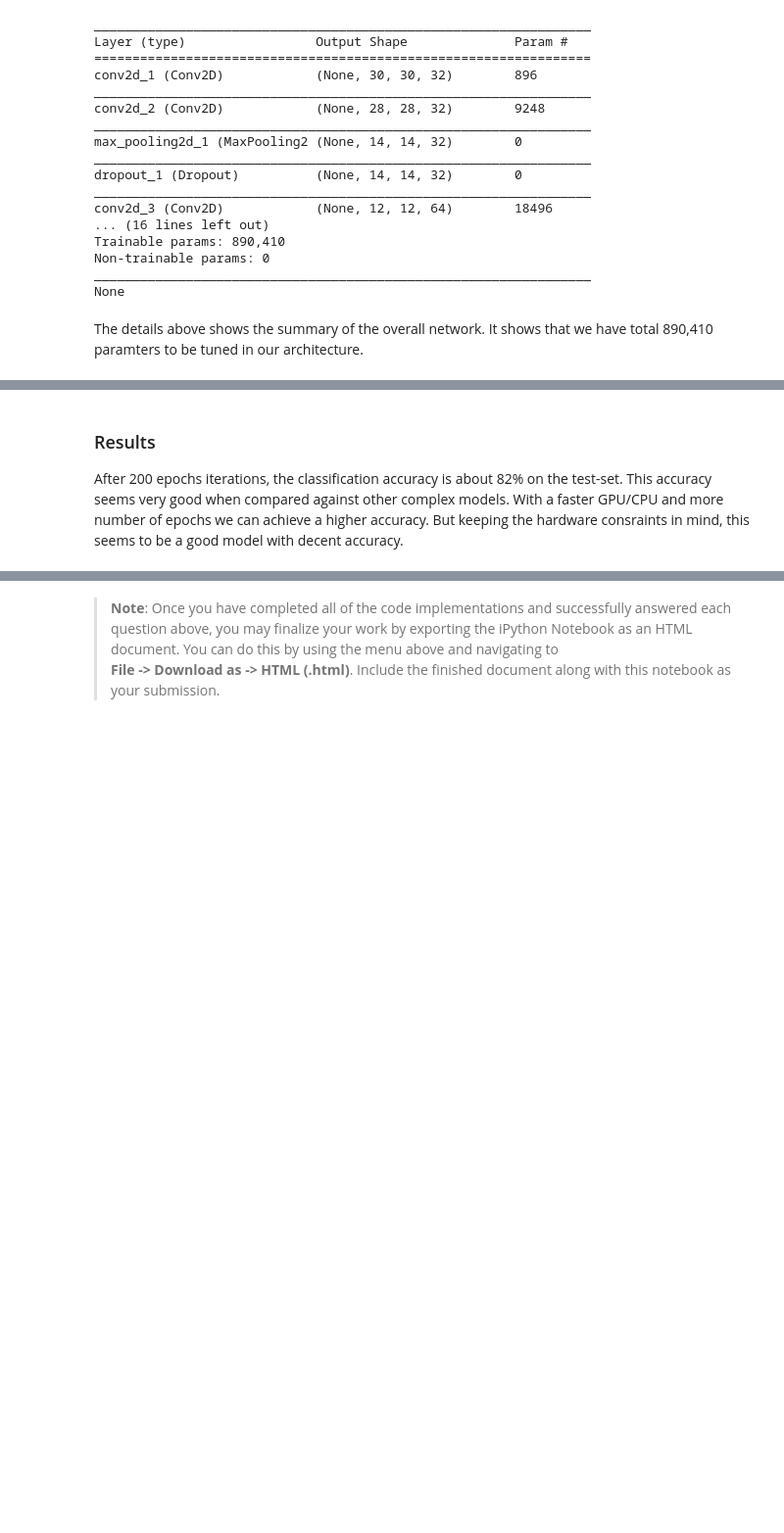
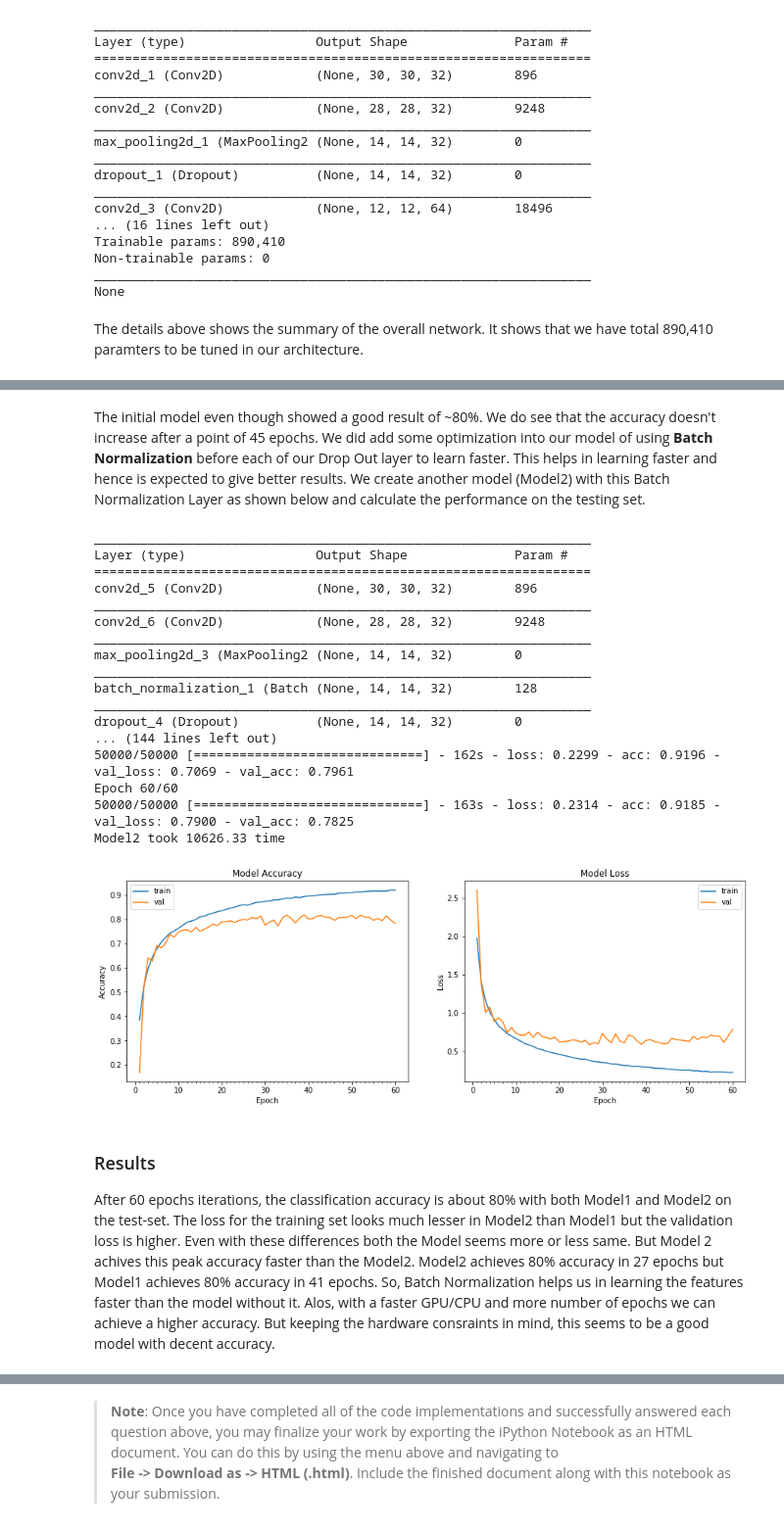
Before and after one commit to rachitagrawal/ObjectClassification, a Jupyter notebook: ObjectClassification.ipynb, the cells around one changed output, grey strips where cells are left out. Shown: that part at 98% size. Drawn from its saved outputs; the diff is of its cells as text; code cells hidden in the pictures; blank space fills up the shorter version.

```diff
--- a/ObjectClassification.ipynb
+++ b/ObjectClassification.ipynb
@@ -188,4 +246,66 @@ epochs = 60
+# %% [markdown]
+The initial model even though showed a good result of ~80%. We do see that the accuracy doesn't increase after a point of 45 epochs. We did add some optimization into our model of using **Batch Normalization** before each of our Drop Out layer to learn faster. This helps in learning faster and hence is expected to give better results. We create another model (Model2) with this Batch Normalization Layer as shown below and calculate the performance on the testing set.
+# %%
+# define model2 with Batch Normalization
+model2 = Sequential()
+model2.add(Conv2D(32, kernel_size=(3, 3),
+                 activation='relu',
+                 input_shape=input_shape))
+model2.add(Conv2D(32, kernel_size=(3, 3),
+                 activation='relu'))
+model2.add(MaxPooling2D(pool_size=(2, 2)))
+model2.add(BatchNormalization())
+model2.add(Dropout(0.25))
+model2.add(Conv2D(64, (3, 3), activation='relu'))
+model2.add(Conv2D(64, (3, 3), activation='relu'))
+model2.add(MaxPooling2D(pool_size=(2, 2)))
+model2.add(BatchNormalization())
+model2.add(Dropout(0.25))
+model2.add(Flatten())
+model2.add(Dense(512, activation='relu'))
+model2.add(BatchNormalization())
+model2.add(Dropout(0.5))
+model2.add(Dense(num_classes, activation='softmax'))
+
+# compile model
+model2.compile(loss=keras.losses.categorical_crossentropy,
+              optimizer=keras.optimizers.Adadelta(),
+              metrics=['accuracy'])
+
+# print model summary
+print(model2.summary())
+
+model2_start = time.time()
+model2_history = model2.fit(images_train, cls_train,
+          batch_size=batch_size,
+          epochs=epochs,
+          verbose=1,
+          callbacks = [model_checkpoint, csv_logger],
+          validation_data=(images_test, cls_test))
+model2_end = time.time()
+print ("Model2 took %0.2f time"%(model2_end - model2_start))
+
+plot_model_history(model2_history)
+# %% [output]
+_________________________________________________________________
+Layer (type)                 Output Shape              Param #
+=================================================================
+conv2d_5 (Conv2D)            (None, 30, 30, 32)        896
+_________________________________________________________________
+conv2d_6 (Conv2D)            (None, 28, 28, 32)        9248
+_________________________________________________________________
+max_pooling2d_3 (MaxPooling2 (None, 14, 14, 32)        0
+_________________________________________________________________
+batch_normalization_1 (Batch (None, 14, 14, 32)        128
+_________________________________________________________________
+dropout_4 (Dropout)          (None, 14, 14, 32)        0
+... (144 lines left out)
+50000/50000 [==============================] - 162s - loss: 0.2299 - acc: 0.9196 - val_loss: 0.7069 - val_acc: 0.7961
+Epoch 60/60
+50000/50000 [==============================] - 163s - loss: 0.2314 - acc: 0.9185 - val_loss: 0.7900 - val_acc: 0.7825
+Model2 took 10626.33 time
+[figure, added]
 # %% [markdown]
 ### Results
 
-After 200 epochs iterations, the classification accuracy is about 82% on the test-set. This accuracy seems very good when compared against other complex models. With a faster GPU/CPU and more number of epochs we can achieve a higher accuracy. But keeping the hardware consraints in mind, this seems to be a good model with decent accuracy.
+After 60 epochs iterations, the classification accuracy is about 80% with both Model1 and Model2 on the test-set. The loss for the training set looks much lesser in Model2 than Model1 but the validation loss is higher. Even with these differences both the Model seems more or less same. But Model 2 achives this peak accuracy faster than the Model2. Model2 achieves 80% accuracy in 27 epochs but Model1 achieves 80% accuracy in 41 epochs. So, Batch Normalization helps us in learning the features faster than the model without it. Alos, with a faster GPU/CPU and more number of epochs we can achieve a higher accuracy. But keeping the hardware consraints in mind, this seems to be a good model with decent accuracy.
```
Also changed, not shown: parts of 7 cells of this notebook, 2 other files.
